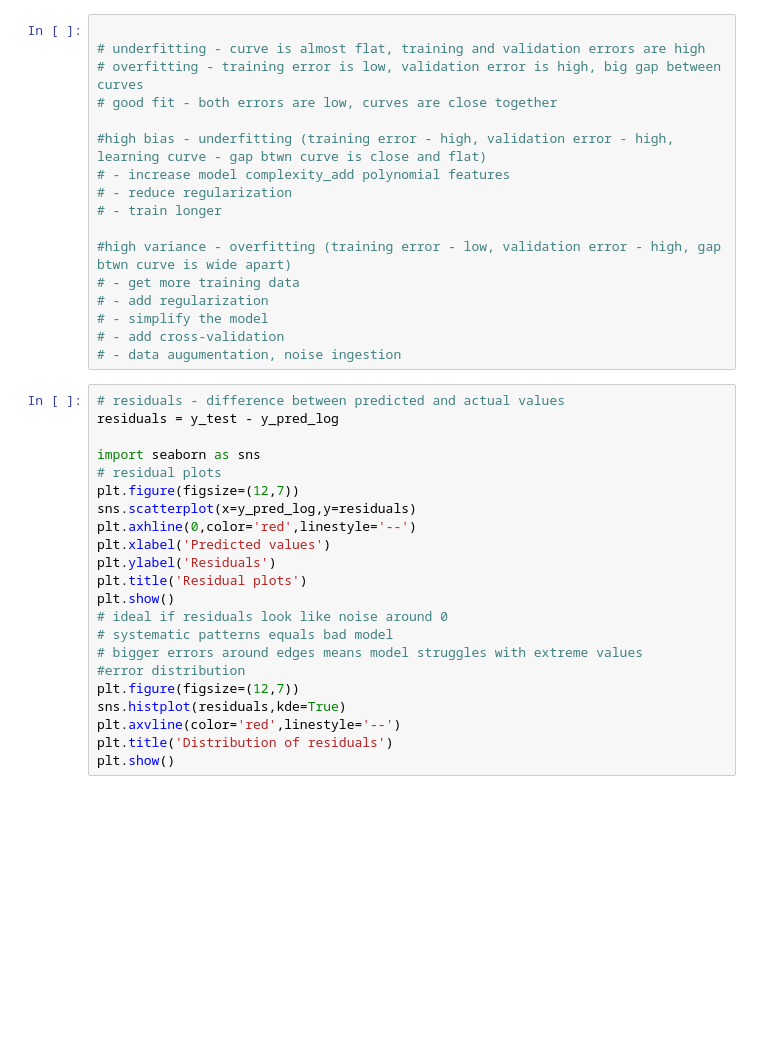
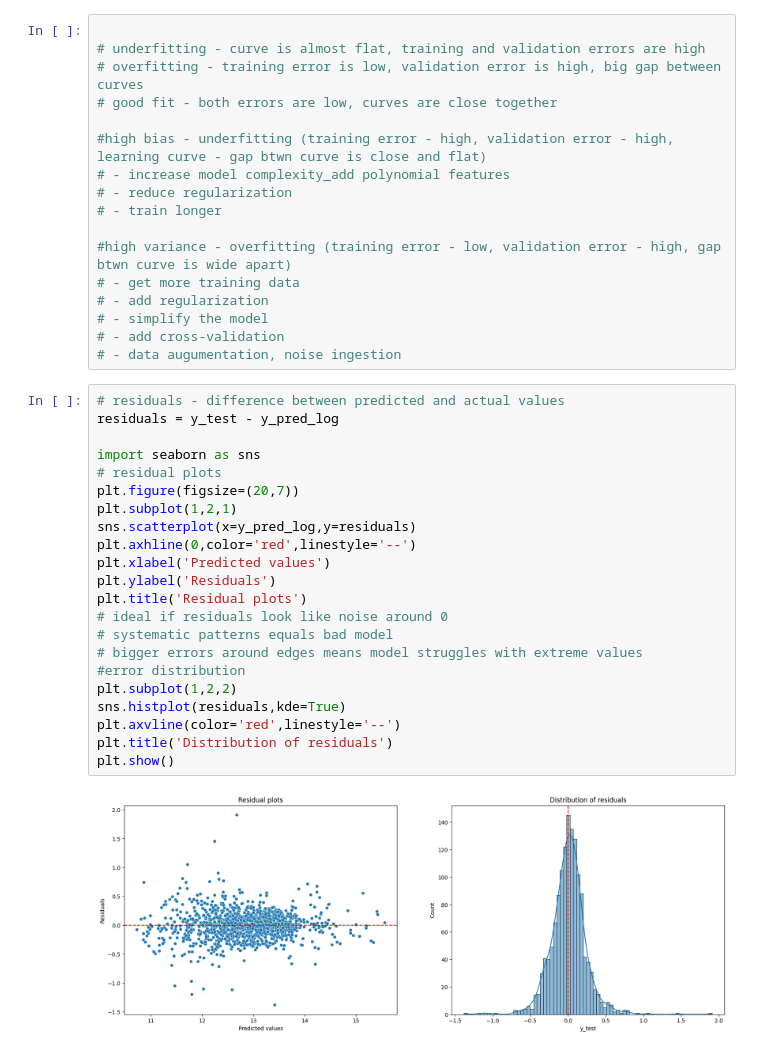
Before and after one commit to Maxwell-Selassie/Car-Price-Prediction-Model, a Jupyter notebook: model_evaluation.ipynb, the cells around one changed output. Saved outputs shown, nothing was run; the diff lists cells and outputs as text; blank space fills up the shorter version.

```diff
--- a/model_evaluation.ipynb
+++ b/model_evaluation.ipynb
@@ -71,22 +79,24 @@ plt.show()
 # %%
 # residuals - difference between predicted and actual values
 residuals = y_test - y_pred_log
 
 import seaborn as sns
 # residual plots
-plt.figure(figsize=(12,7))
+plt.figure(figsize=(20,7))
+plt.subplot(1,2,1)
 sns.scatterplot(x=y_pred_log,y=residuals)
 plt.axhline(0,color='red',linestyle='--')
 plt.xlabel('Predicted values')
 plt.ylabel('Residuals')
 plt.title('Residual plots')
-plt.show()
 # ideal if residuals look like noise around 0
 # systematic patterns equals bad model
 # bigger errors around edges means model struggles with extreme values
 #error distribution
-plt.figure(figsize=(12,7))
+plt.subplot(1,2,2)
 sns.histplot(residuals,kde=True)
 plt.axvline(color='red',linestyle='--')
 plt.title('Distribution of residuals')
 plt.show()
+# %% [output]
+[figure, added]
```
Also changed, not shown: parts of 5 cells of this notebook.
